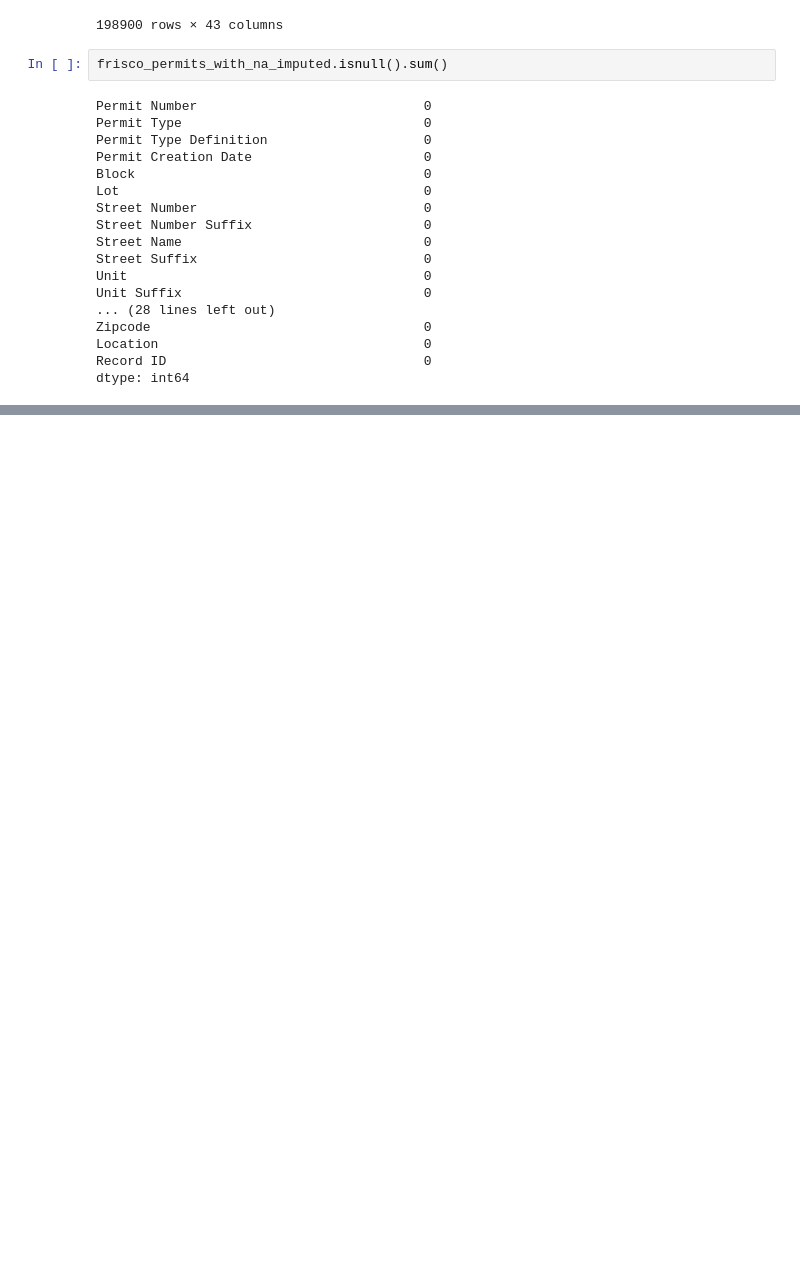
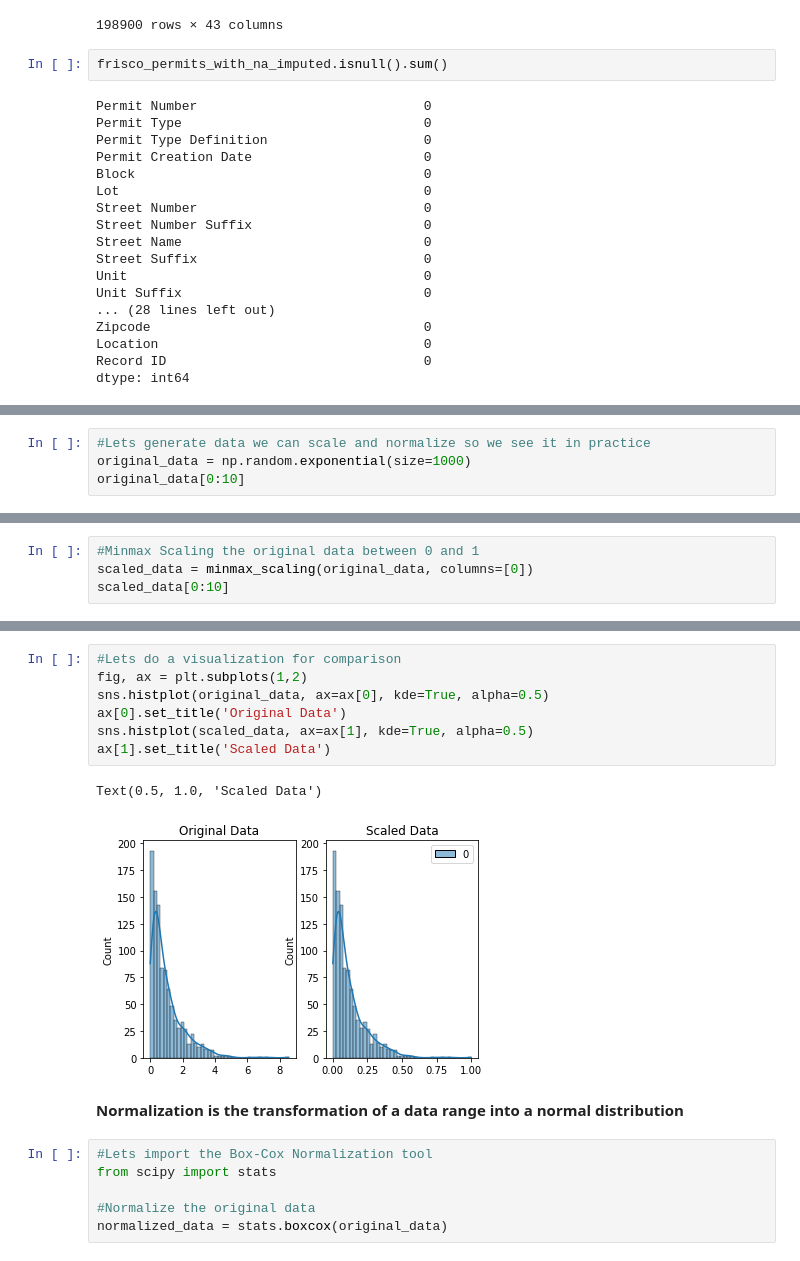
Before and after one commit to Sojiknight/PyDatSciStuds, a Jupyter notebook: Data Cleaning on Kaggle.ipynb, the cells around one changed output, grey strips where cells are left out. Saved outputs shown, nothing was run; the diff lists cells and outputs as text; blank space fills up the shorter version.

```diff
--- a/Data Cleaning on Kaggle.ipynb
+++ b/Data Cleaning on Kaggle.ipynb
@@ -324,0 +329,4 @@ dtype: int64
+# %%
+#Lets generate data we can scale and normalize so we see it in practice
+original_data = np.random.exponential(size=1000)
+original_data[0:10]
@@ -324,0 +336,4 @@ dtype: int64
+# %%
+#Minmax Scaling the original data between 0 and 1
+scaled_data = minmax_scaling(original_data, columns=[0])
+scaled_data[0:10]
@@ -324,0 +351,18 @@ dtype: int64
+# %%
+#Lets do a visualization for comparison
+fig, ax = plt.subplots(1,2)
+sns.histplot(original_data, ax=ax[0], kde=True, alpha=0.5)
+ax[0].set_title('Original Data')
+sns.histplot(scaled_data, ax=ax[1], kde=True, alpha=0.5)
+ax[1].set_title('Scaled Data')
+# %% [output]
+Text(0.5, 1.0, 'Scaled Data')
+[figure, added]
+# %% [markdown]
+**Normalization is the transformation of a data range into a normal distribution**
+# %%
+#Lets import the Box-Cox Normalization tool
+from scipy import stats
+
+#Normalize the original data
+normalized_data = stats.boxcox(original_data)
```
Also changed, not shown: parts of 22 cells of this notebook.
